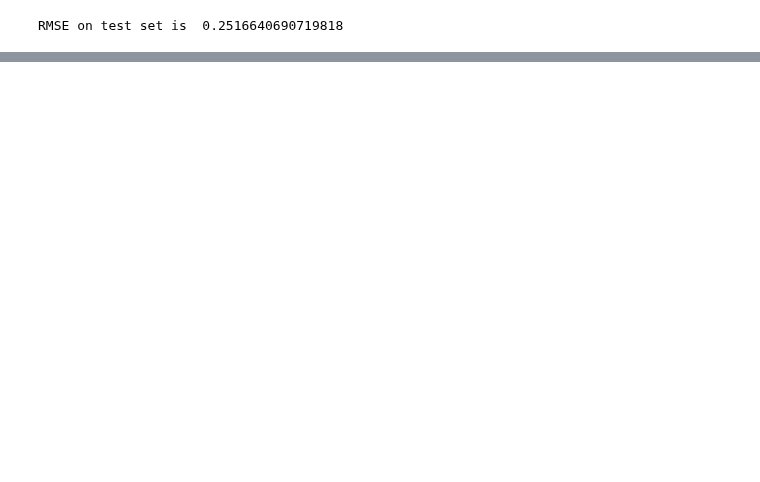
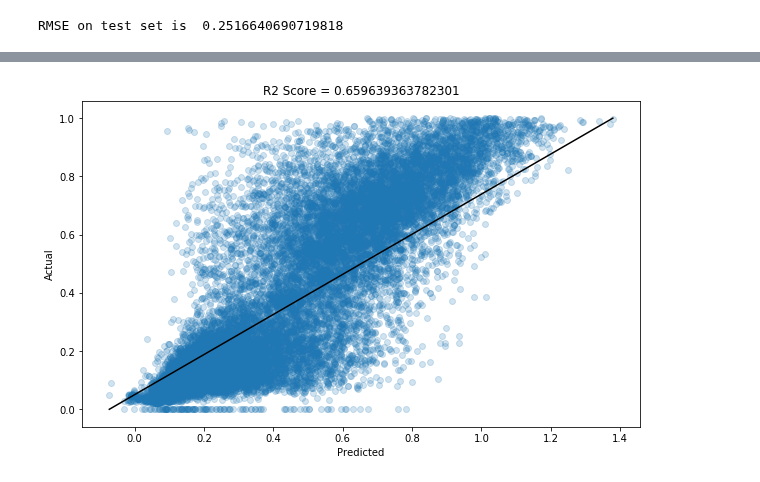
Before and after one commit to aniket-ak/Machine-Learning-CASP-Dataset, a Jupyter notebook: CASP.ipynb, the cells around one changed output, grey strips where cells are left out. Saved outputs shown, nothing was run; the diff lists cells and outputs as text; code cells hidden in the pictures; blank space fills up the shorter version.

```diff
--- a/CASP.ipynb
+++ b/CASP.ipynb
@@ -239,0 +303,4 @@ AttributeError: 'LocallyLinearEmbedding' object has no attribute 'explained_vari
+# %%
+plot_results(X_train, y_train, model, "ANN")
+# %% [output]
+[figure, added]
```
Also changed, not shown: parts of 39 cells of this notebook, 1 other file.
